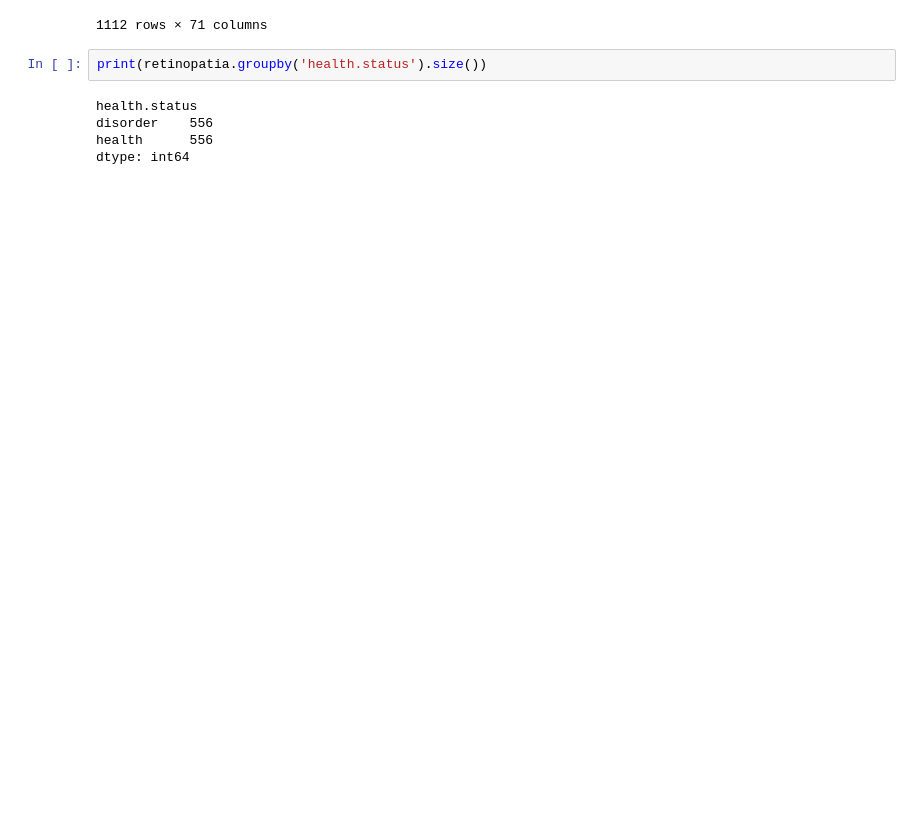
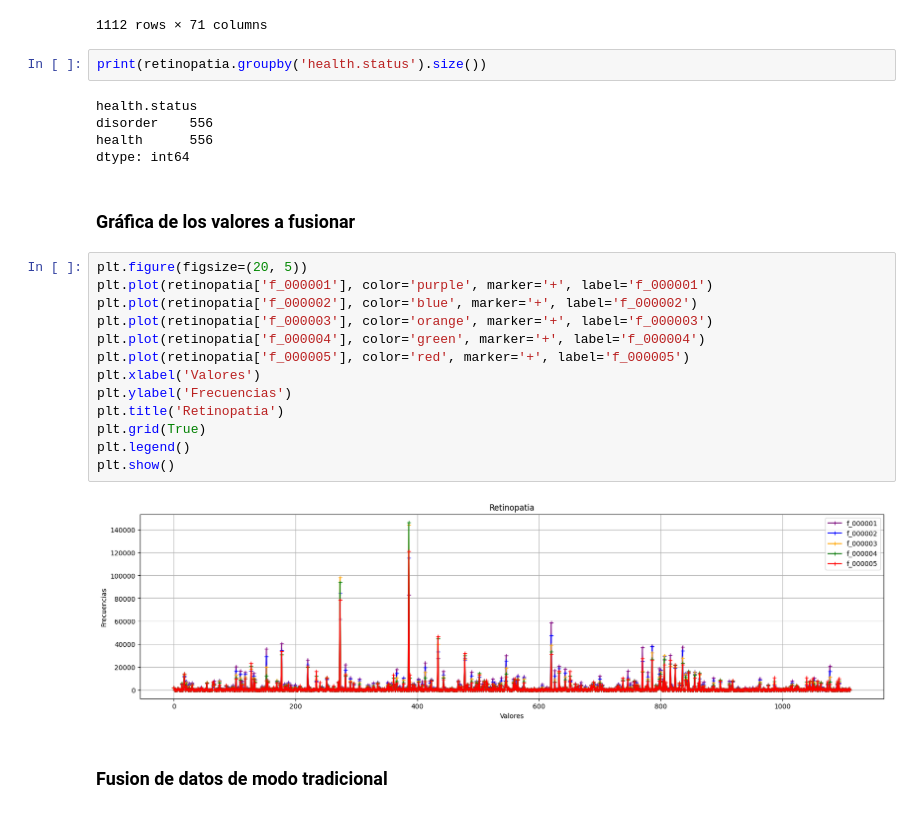
Before and after one commit to alanmgg/Data-Mining, a Jupyter notebook: Prácticas/MD_Practica8_FusionDatos.ipynb, the cells around one changed output. Saved outputs shown, nothing was run; the diff lists cells and outputs as text; blank space fills up the shorter version.

Commit message:
:clipboard: A practice was added with the name MD_Practica8_FusionDatos.ipynb

```diff
--- a/Prácticas/MD_Practica8_FusionDatos.ipynb
+++ b/Prácticas/MD_Practica8_FusionDatos.ipynb
@@ -76,3 +76,22 @@ health.status
 disorder    556
 health      556
 dtype: int64
+# %% [markdown]
+### **Gráfica de los valores a fusionar**
+# %%
+plt.figure(figsize=(20, 5))
+plt.plot(retinopatia['f_000001'], color='purple', marker='+', label='f_000001')
+plt.plot(retinopatia['f_000002'], color='blue', marker='+', label='f_000002')
+plt.plot(retinopatia['f_000003'], color='orange', marker='+', label='f_000003')
+plt.plot(retinopatia['f_000004'], color='green', marker='+', label='f_000004')
+plt.plot(retinopatia['f_000005'], color='red', marker='+', label='f_000005')
+plt.xlabel('Valores')
+plt.ylabel('Frecuencias')
+plt.title('Retinopatia')
+plt.grid(True)
+plt.legend()
+plt.show()
+# %% [output]
+[figure, added]
+# %% [markdown]
+### Fusion de datos de modo tradicional
```
Also changed, not shown: parts of 93 cells of this notebook.
